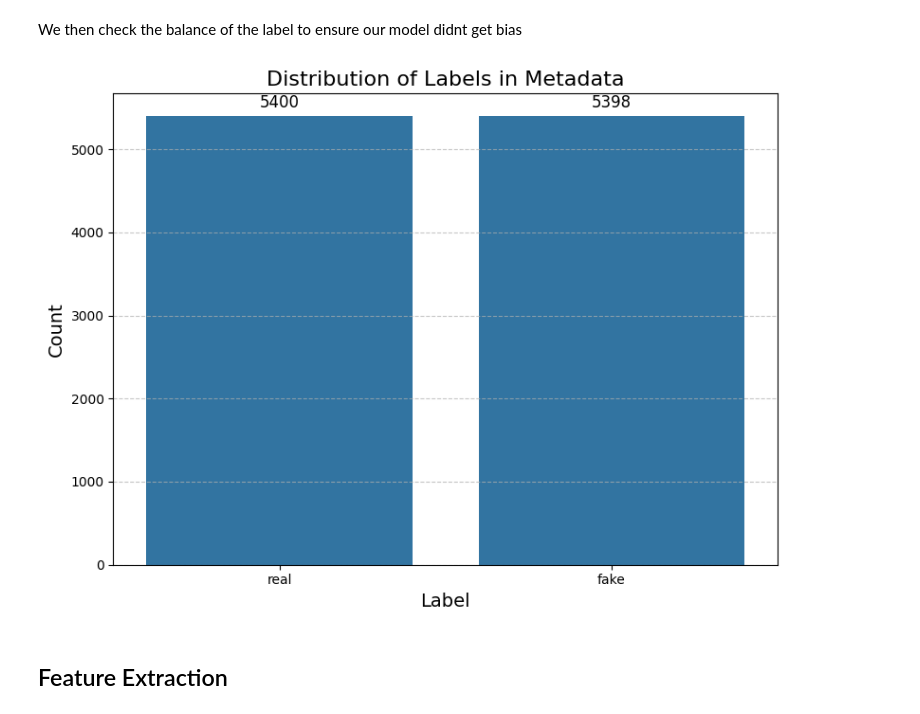
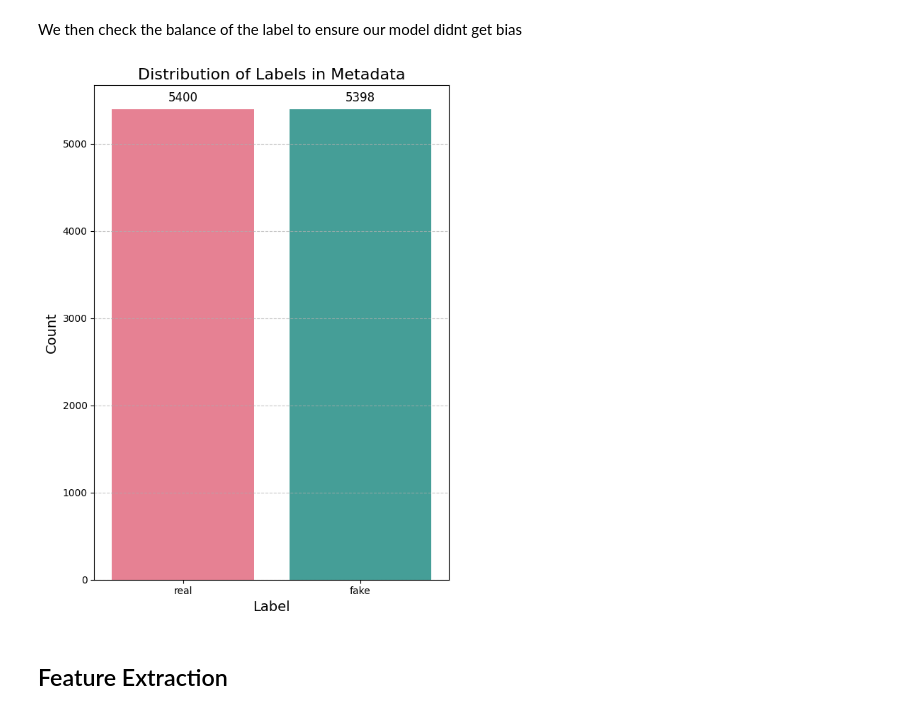
Before and after one commit to VVeebu/Riyal-or-Fake, a Jupyter notebook: PSD_FinPro.ipynb, the cells around one changed output. Cells and saved outputs as stored; diff of their text form; code cells hidden in the pictures.

```diff
--- a/PSD_FinPro.ipynb
+++ b/PSD_FinPro.ipynb
@@ -59,23 +63,23 @@ We then check the balance of the label to ensure our model didnt get bias
 # %%
 label_counts = df['label'].value_counts()
 
-plt.figure(figsize=(8, 6))
+plt.figure(figsize=(6, 8))
 
-sns.barplot(x=label_counts.index, y=label_counts.values)
+sns.barplot(hue=label_counts.index, x=label_counts.index, y=label_counts.values, palette='husl', legend=False)
 
 plt.title('Distribution of Labels in Metadata', fontsize=16)
 plt.xlabel('Label', fontsize=14)
 plt.ylabel('Count', fontsize=14)
 
 for i, count in enumerate(label_counts.values):
     plt.text(i, count + max(label_counts.values)*0.01, str(count),
              ha='center', va='bottom', fontsize=12)
 
 plt.grid(axis='y', linestyle='--', alpha=0.7)
 plt.tight_layout()
 plt.show()
 # %% [output]
-[figure, old version]
+[figure, new version]
 # %% [markdown]
 ## Feature Extraction
 # %% [markdown]
```
Also changed, not shown: parts of 19 cells of this notebook, 5 other files.
